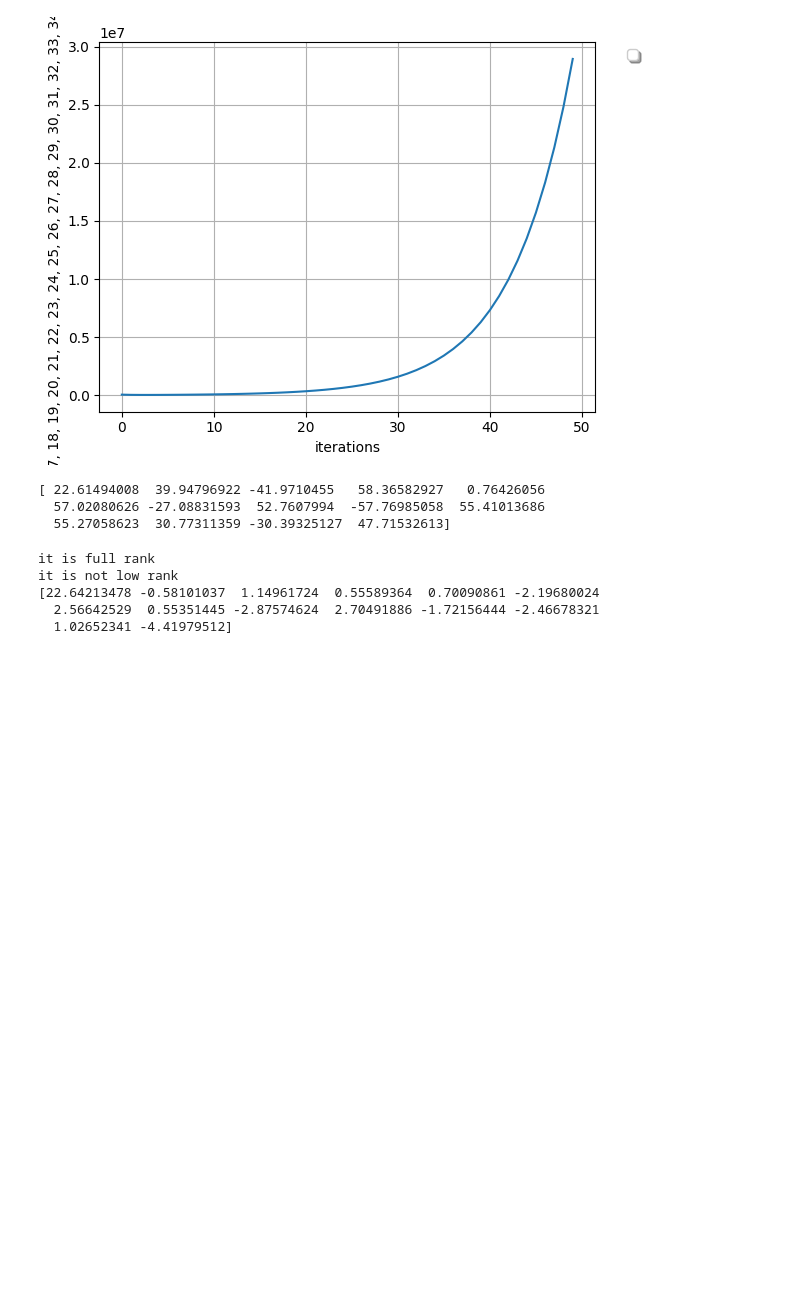
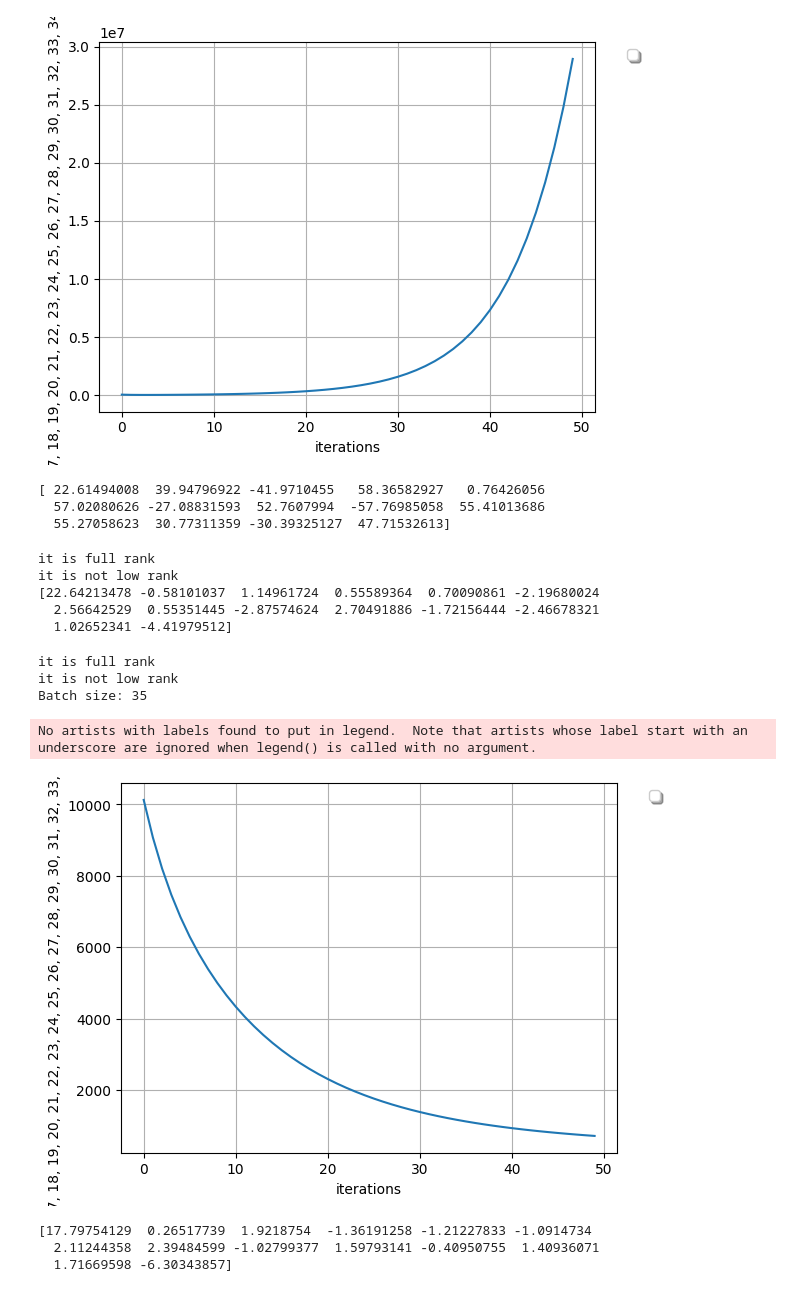
Before and after one commit to Aryan120798/ML_models, a Jupyter notebook: LinearRegression.ipynb, the cells around one changed output. Saved outputs shown, nothing was run; the diff lists cells and outputs as text; code cells hidden in the pictures; blank space fills up the shorter version.

```diff
--- a/LinearRegression.ipynb
+++ b/LinearRegression.ipynb
@@ -122,11 +122,14 @@ class LinearRegression:
       errors = []
       prev_error = float("inf")
 
-      print("Batch size: " + str(self.batch_size))
+      print("Batch size: " + str(int(len(y) * self.batch_size)))
+
+      self.slice_rowsX = int(X.shape[0] * self.batch_size)
+      self.slice_rowsy = int(len(y) * self.batch_size)
 
       #slice X till batch_size
-      sgdX = X[:self.batch_size, :]
-      sgdy = y[:self.batch_size, :]
+      sgdX = X[:self.slice_rowsX, :]
+      sgdy = y[:self.slice_rowsy]
 
       for t in tqdm(range(self.max_iteration), colour = 'blue'):
         self.theta -= self.learning_rate * self.cost_derivative(sgdX, sgdy)
@@ -197,3 +200,17 @@ it is not low rank
 [22.64213478 -0.58101037  1.14961724  0.55589364  0.70090861 -2.19680024
   2.56642529  0.55351445 -2.87574624  2.70491886 -1.72156444 -2.46678321
   1.02652341 -4.41979512]
+# %%
+# sgd
+lr = LinearRegression(X, y, max_iteration=50, epsilon=0.003, learning_rate=0.001, lambda_ = 0.01,
+                      gd = True, regularization=True, batch_size=0.1)
+lr.fit()
+# %% [output]
+it is full rank
+it is not low rank
+Batch size: 35
+No artists with labels found to put in legend.  Note that artists whose label start with an underscore are ignored when legend() is called with no argument.
+[figure, added]
+[17.79754129  0.26517739  1.9218754  -1.36191258 -1.21227833 -1.0914734
+  2.11244358  2.39484599 -1.02799377  1.59793141 -0.40950755  1.40936071
+  1.71669598 -6.30343857]
```
